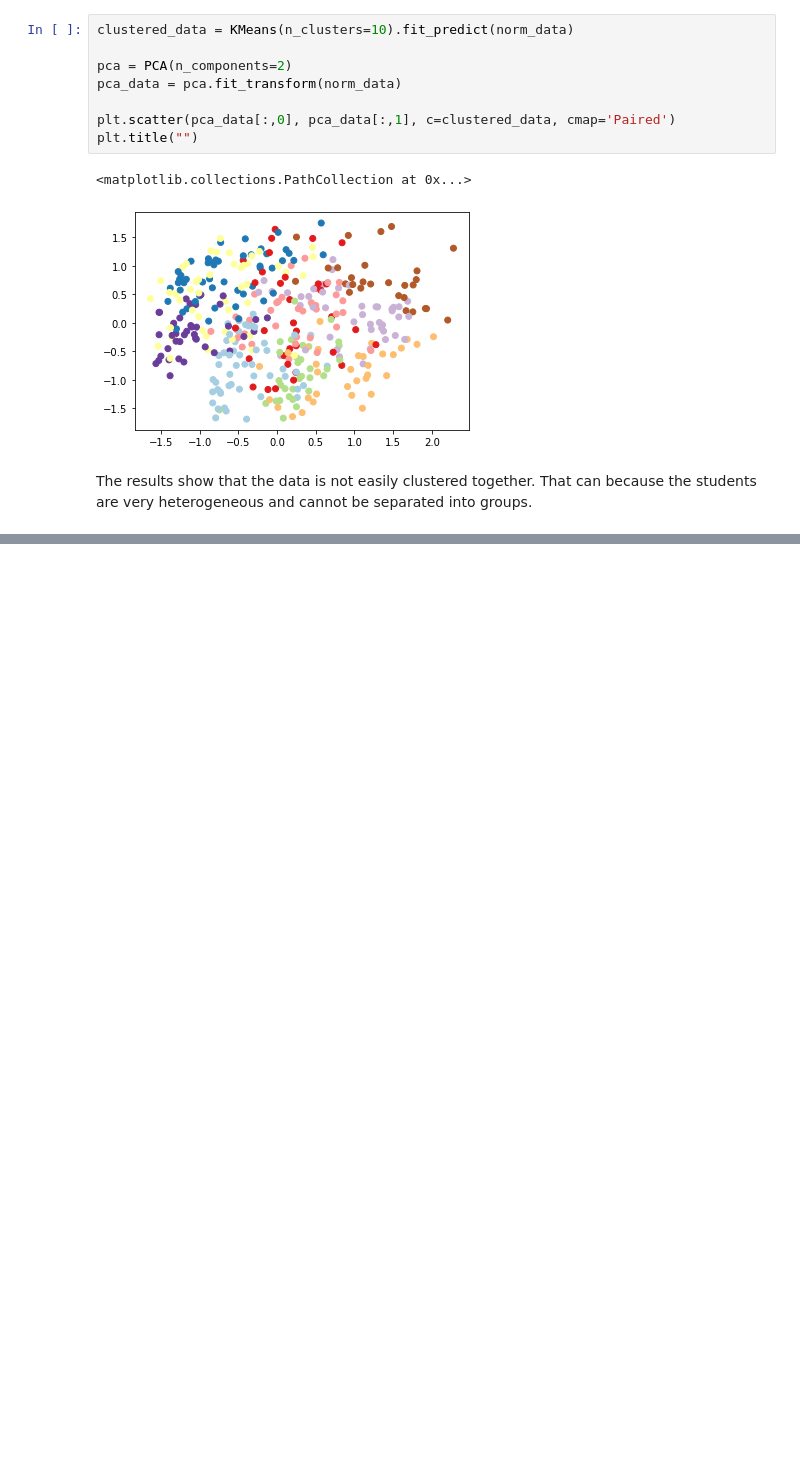
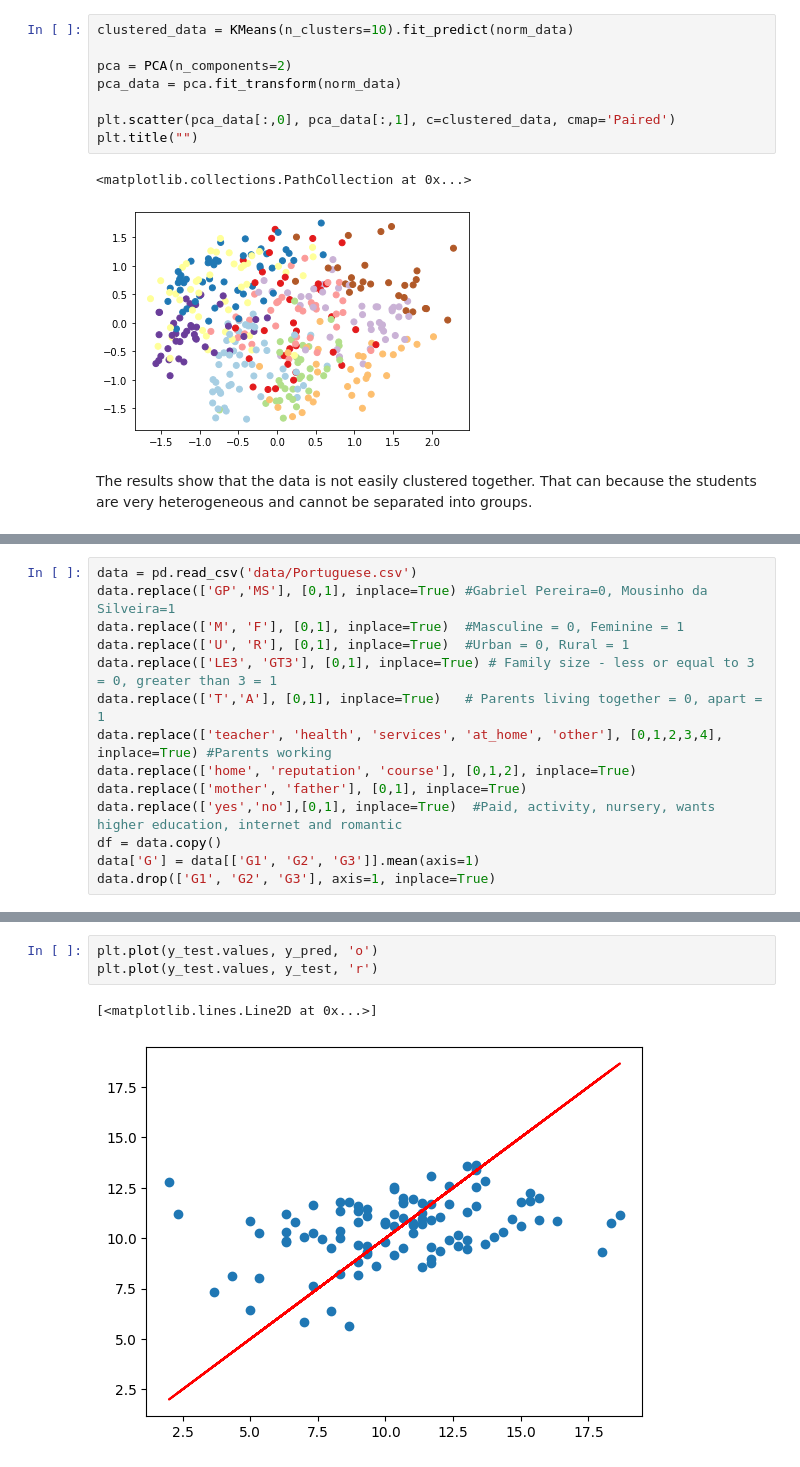
Before and after one commit to luizfysouza/SD201, a Jupyter notebook: Untitled.ipynb, the cells around one changed output, grey strips where cells are left out. Cells and saved outputs as stored; diff of their text form; blank space fills up the shorter version.

```diff
--- a/Untitled.ipynb
+++ b/Untitled.ipynb
@@ -185,0 +178,14 @@ The results show that the data is not easily clustered together. That can becaus
+# %%
+data = pd.read_csv('data/Portuguese.csv')
+data.replace(['GP','MS'], [0,1], inplace=True) #Gabriel Pereira=0, Mousinho da Silveira=1
+data.replace(['M', 'F'], [0,1], inplace=True)  #Masculine = 0, Feminine = 1
+data.replace(['U', 'R'], [0,1], inplace=True)  #Urban = 0, Rural = 1
+data.replace(['LE3', 'GT3'], [0,1], inplace=True) # Family size - less or equal to 3 = 0, greater than 3 = 1
+data.replace(['T','A'], [0,1], inplace=True)   # Parents living together = 0, apart = 1
+data.replace(['teacher', 'health', 'services', 'at_home', 'other'], [0,1,2,3,4], inplace=True) #Parents working
+data.replace(['home', 'reputation', 'course'], [0,1,2], inplace=True)
+data.replace(['mother', 'father'], [0,1], inplace=True)
+data.replace(['yes','no'],[0,1], inplace=True)  #Paid, activity, nursery, wants  higher education, internet and romantic
+df = data.copy()
+data['G'] = data[['G1', 'G2', 'G3']].mean(axis=1)
+data.drop(['G1', 'G2', 'G3'], axis=1, inplace=True)
@@ -185,0 +553,6 @@ The results show that the data is not easily clustered together. That can becaus
+# %%
+plt.plot(y_test.values, y_pred, 'o')
+plt.plot(y_test.values, y_test, 'r')
+# %% [output]
+[<matplotlib.lines.Line2D at 0x...>]
+[figure, added]
```
Also changed, not shown: parts of 22 cells of this notebook.
